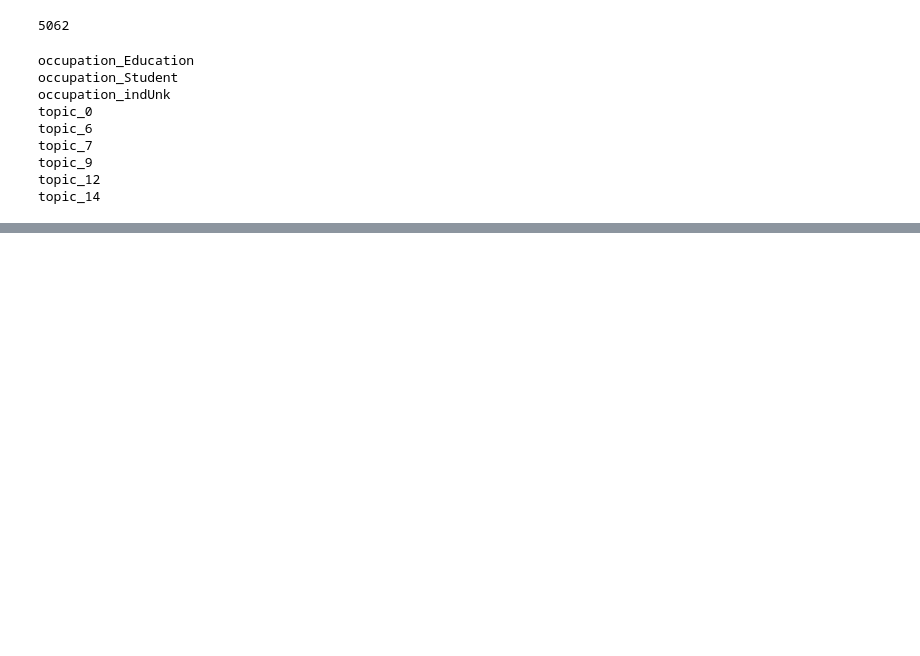
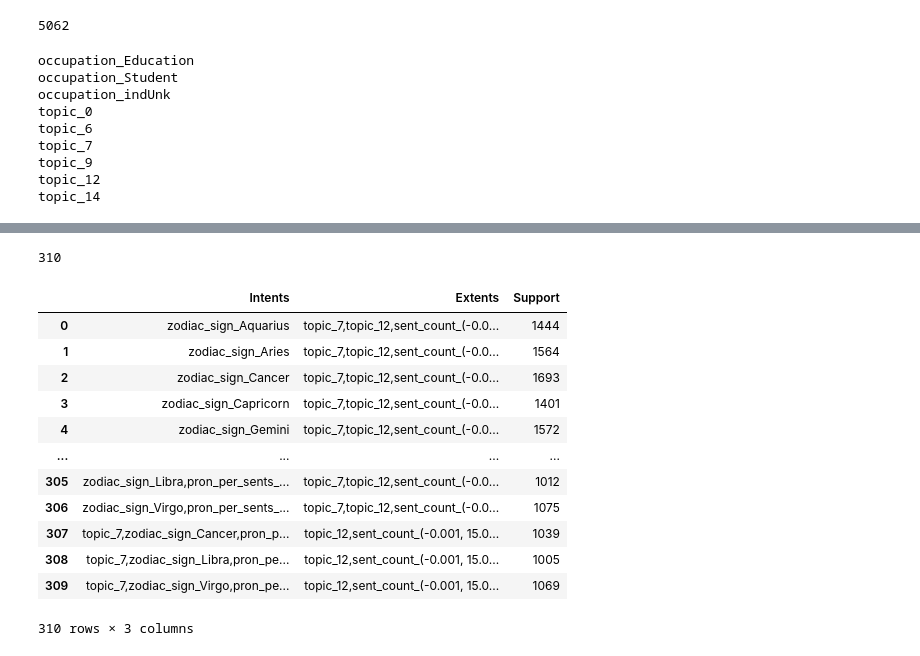
Before and after one commit to hannahbillo/Zodiac_sign_identification, a Jupyter notebook: fca.ipynb, the cells around one changed output, grey strips where cells are left out. Cells and saved outputs as stored; diff of their text form; code cells hidden in the pictures; blank space fills up the shorter version.

Commit message:
extract implications for zodiac signs

```diff
--- a/fca.ipynb
+++ b/fca.ipynb
@@ -147,0 +159,2 @@ parents_ordering = csp.sort_intents_inclusion(intents_ba)
+# %%
+supports = [len(csp.base_functions.extension(intent.itersearch(True), crosses_per_columns)) for intent in intents_ba]
@@ -147,0 +163,7 @@ parents_ordering = csp.sort_intents_inclusion(intents_ba)
+# %%
+
+# Selecting the intents with high support
+# min_supp of 5000 does not give any results for zodiac
+min_supp_thold = 1000
+best_intents = [(intent, s) for intent, s in zip(intents_ba, supports) if s >= min_supp_thold]
+print(f"# intents: {len(intents_ba)},\t # intents with support >= {min_supp_thold}: {len(best_intents)}")
@@ -147,0 +176,10 @@ parents_ordering = csp.sort_intents_inclusion(intents_ba)
+# %%
+implications_with_zodiac = []
+for i, (pintent, support) in enumerate(best_intents):
+  pintent_verb = verbose(pintent)
+  conclusion = intents_ba[intent_i] & ~pintent
+  conclusion_verb = verbose(conclusion)
+  if 'zodiac' in pintent_verb or 'zodiac' in conclusion_verb:
+    implication = [pintent_verb, conclusion_verb, support]
+    print( f"{pintent_verb} => {conclusion_verb}")
+    implications_with_zodiac.append(implication)
@@ -147,0 +204,22 @@ parents_ordering = csp.sort_intents_inclusion(intents_ba)
+# %%
+len(implications_with_zodiac)
+# %% [output]
+310
+# %%
+zodiac_implications_df = pd.DataFrame(implications_with_zodiac, columns=['Intents', 'Extents', 'Support'])
+# %%
+zodiac_implications_df
+# %% [output]
+|  | Intents | Extents | Support |
+| 0 | zodiac_sign_Aquarius | topic_7,topic_12,sent_count_(-0.0... | 1444 |
+| 1 | zodiac_sign_Aries | topic_7,topic_12,sent_count_(-0.0... | 1564 |
+| 2 | zodiac_sign_Cancer | topic_7,topic_12,sent_count_(-0.0... | 1693 |
+| 3 | zodiac_sign_Capricorn | topic_7,topic_12,sent_count_(-0.0... | 1401 |
+| 4 | zodiac_sign_Gemini | topic_7,topic_12,sent_count_(-0.0... | 1572 |
+| ... | ... | ... | ... |
+| 305 | zodiac_sign_Libra,pron_per_sents_... | topic_7,topic_12,sent_count_(-0.0... | 1012 |
+| 306 | zodiac_sign_Virgo,pron_per_sents_... | topic_7,topic_12,sent_count_(-0.0... | 1075 |
+| 307 | topic_7,zodiac_sign_Cancer,pron_p... | topic_12,sent_count_(-0.001, 15.0... | 1039 |
+| 308 | topic_7,zodiac_sign_Libra,pron_pe... | topic_12,sent_count_(-0.001, 15.0... | 1005 |
+| 309 | topic_7,zodiac_sign_Virgo,pron_pe... | topic_12,sent_count_(-0.001, 15.0... | 1069 |
+310 rows × 3 columns
```
Also changed, not shown: parts of 10 cells of this notebook, 1 other file.
